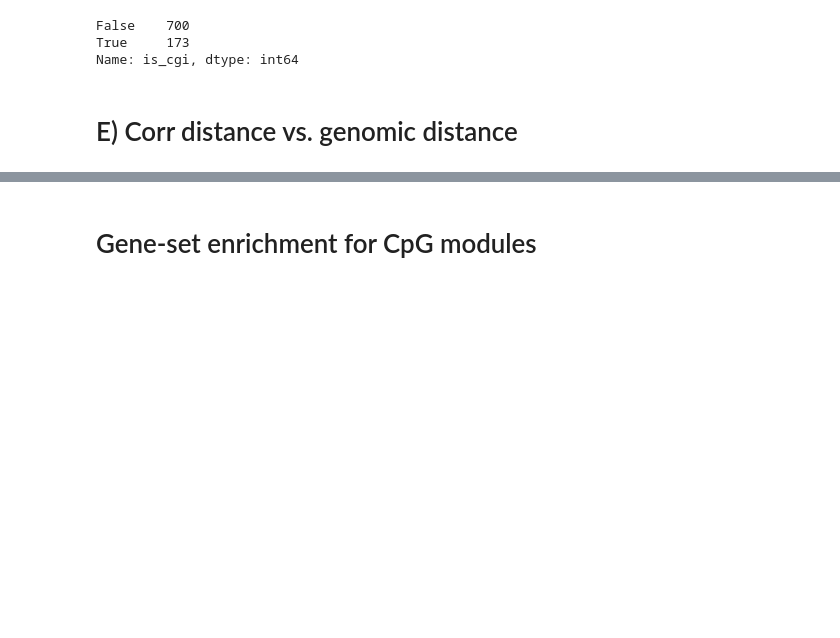
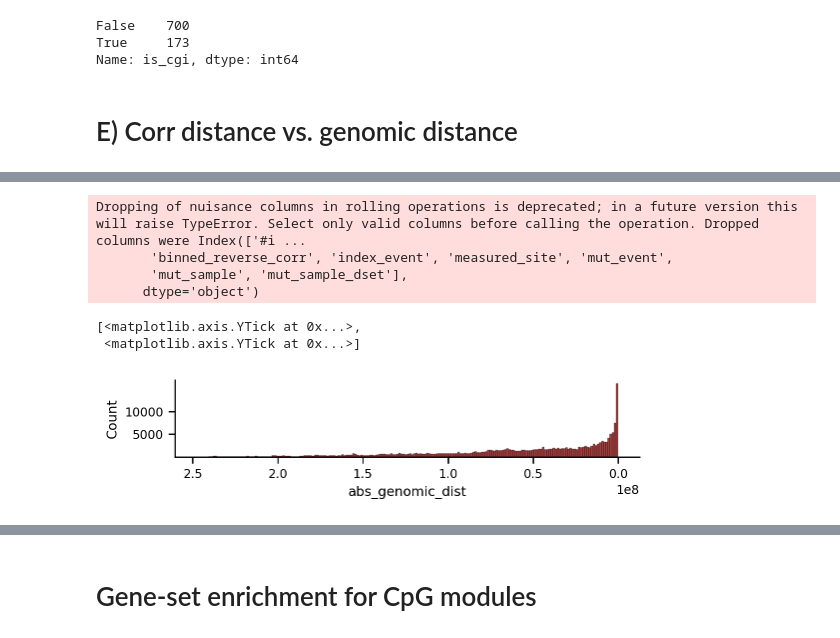
Before and after one commit to zanekoch/methylation_and_mutation, a Jupyter notebook: figure4_052523.ipynb, the cells around one changed output, grey strips where cells are left out. Drawn from its saved outputs; the diff is of its cells as text; code cells hidden in the pictures; blank space fills up the shorter version.

```diff
--- a/figure4_052523.ipynb
+++ b/figure4_052523.ipynb
@@ -659,0 +527,27 @@ BG, pos DMF, Genomic dist (<15kb): PearsonRResult(statistic=-0.02959765424572609
+# %%
+biggest_to_plot_fg_sorted_by_dist = biggest_neg_to_plot_fg.sort_values(by=['abs_genomic_dist'], ascending=False)
+biggest_neg_to_plot_fg_sorted_by_dist_smoothed = biggest_to_plot_fg_sorted_by_dist.rolling(218, center=False, min_periods=0, closed = 'left').median()
+biggest_neg_to_plot_fg_sorted_by_dist_smoothed['abs_delta_mf_median'] = biggest_neg_to_plot_fg_sorted_by_corr_dist_smoothed['delta_mf_median'].abs()
+
+biggest_neg_bg_to_plot_sorted_by_dist = biggest_neg_bg_to_plot.sort_values(by=['abs_genomic_dist'], ascending=False)
+biggest_neg_bg_to_plot_sorted_by_dist_smoothed = biggest_neg_bg_to_plot_sorted_by_dist.rolling(218, center=False, min_periods=0, closed = 'left').median()
+biggest_neg_bg_to_plot_sorted_by_dist_smoothed['abs_delta_mf_median'] = biggest_neg_bg_to_plot_sorted_by_dist_smoothed['delta_mf_median'].abs()
+# %% [output]
+Dropping of nuisance columns in rolling operations is deprecated; in a future version this will raise TypeError. Select only valid columns before calling the operation. Dropped columns were Index(['#i ...
+       'binned_reverse_corr', 'index_event', 'measured_site', 'mut_event',
+       'mut_sample', 'mut_sample_dset'],
+      dtype='object')
+# %%
+sns.set_context('paper', font_scale=1)
+fig, axes = plt.subplots(figsize=(6, 1))
+sns.histplot(data = biggest_neg_to_plot_fg, x = 'abs_genomic_dist', bins = 200, ax = axes, color='maroon')
+# reverse x axis order
+axes.set_xlim(axes.get_xlim()[::-1])
+sns.despine()
+# set x ticks at 5000 and 10000
+axes.set_yticks([5000, 10000])
+#plt.savefig(os.path.join(fig_out_dir, 'figure4/figure4E_y1.svg'), dpi = 300, format = 'svg')
+# %% [output]
+[<matplotlib.axis.YTick at 0x...>,
+ <matplotlib.axis.YTick at 0x...>]
+[figure, added]
```
Also changed, not shown: parts of 41 cells of this notebook, 5 other files.
